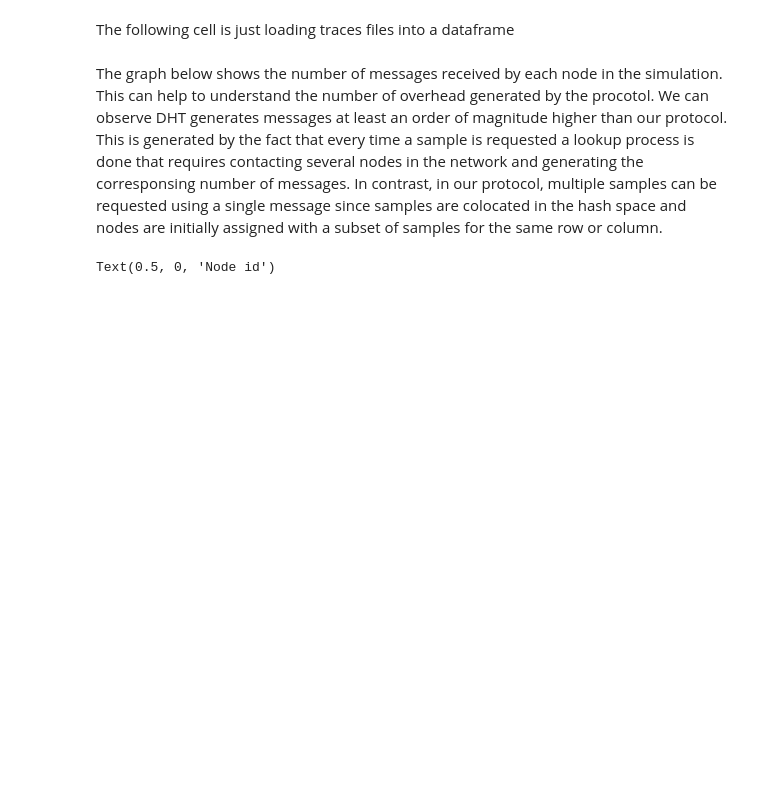
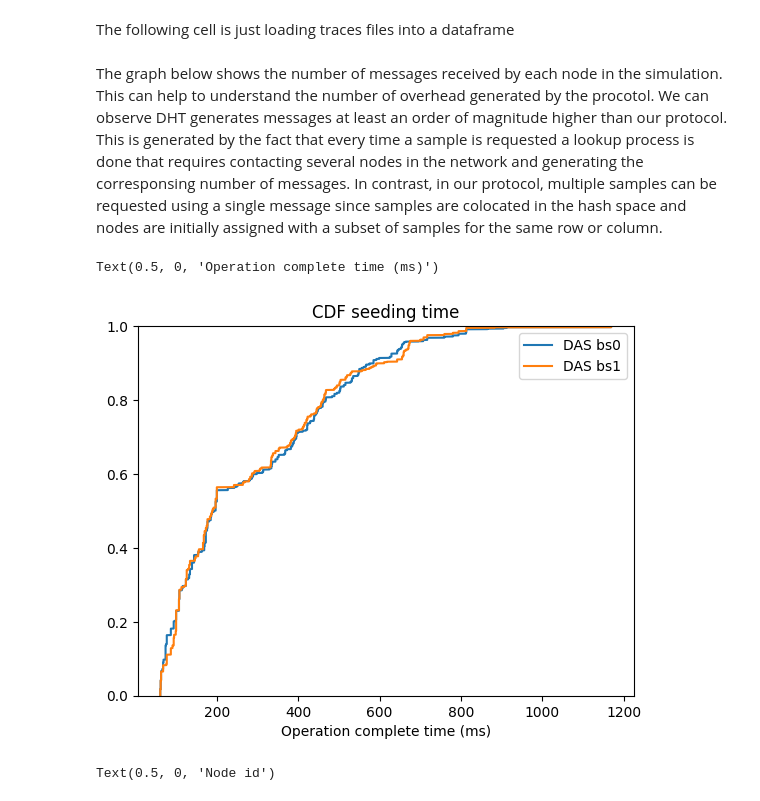
Before and after one commit to datahop/kademlia-simulator, a Jupyter notebook: simulator/python/analysis_vs_vanilladht.ipynb, the cells around one changed output. Cells and saved outputs as stored; diff of their text form; code cells hidden in the pictures; blank space fills up the shorter version.

Commit message:
configs

```diff
--- a/simulator/python/analysis_vs_vanilladht.ipynb
+++ b/simulator/python/analysis_vs_vanilladht.ipynb
@@ -66,9 +66,10 @@ The following cell is just loading traces files into a dataframe
 from matplotlib import pyplot as plt
 import numpy as np
 import pandas as pd
+import json
 
-ops_path = {'DAS': '../logsTest/operation.csv', 'DASDHT Limited requests': '../logsDHT/operation.csv','DASDHT No requests limit': '../logsDHT2/operation.csv'}
-msgs_path = {'DAS': '../logsTest/messages.csv','DASDHT Limited requests': '../logsDHT/messages.csv','DASDHT No requests limit': '../logsDHT2/messages.csv'}
+ops_path = {'DAS bs0': '../logsDasBstrat0/operation.csv','DAS bs1': '../logsDasBstrat1/operation.csv','DAS bs2': '../logsDasBstrat2/operation.csv'}
+msgs_path = {'DAS bs0': '../logsDasBstrat0/messages.csv','DAS bs1': '../logsDasBstrat1/messages.csv','DAS bs2': '../logsDasBstrat2/messages.csv'}
 #ops_path = {'DAS': '../logsTest/operation.csv',
 #            'Evil-0.1': '../logsEvil0.1/operation.csv',
 #            'Evil-0.2': '../logsEvil0.2/operation.csv',
@@ -84,6 +85,8 @@ msgs_path = {'DAS': '../logsTest/messages.csv','DASDHT Limited requests': '../lo
 #            'Evil-0.5': '../logsEvil0.5/messages.csv'
 #           }
 
+with open('../config/latency.json', 'r') as file:
+    latencies = json.load(file)
 
 builder_address = '83814183170291850251680823880522715558189094423550585243365458794131648333116'
 
@@ -101,6 +104,35 @@ This is generated by the fact that every time a sample is requested a lookup pro
 contacting several nodes in the network and generating the corresponsing number of messages.
 In contrast, in our protocol, multiple samples can be requested using a single message since samples are colocated
 in the hash space and nodes are initially assigned with a subset of samples for the same row or column.
+# %%
+"""Seeding + row/column Sampling"""
+fig3, ax3 = plt.subplots()
+
+for key in op_df:
+
+    vsdf = op_df[key].loc[(op_df[key]['type'] == 'ValidatorSamplingOperation') &
+    (op_df[key]['completed'] == 'yes')]
+    #print(vsdf)
+    #for i in range(len(vsdf)):
+    #    l = latencies[0]['latency'][i%len(latencies[0]['latency'])]
+    #    vsdf.iloc[i] = l
+    #print(vsdf)
+    x = np.sort(vsdf['completion_time'])
+    N = vsdf['completion_time'].count()
+    # get the cdf values of y
+    y = np.arange(N) / float(N)
+
+    ax3.plot(x, y,label=key)
+
+#ax3.set_xlim([0,1000])
+ax3.legend()
+ax3.set_ylim([0,1])
+
+ax3.set_title("CDF seeding time")
+ax3.set_xlabel("Operation complete time (ms)")
+# %% [output]
+Text(0.5, 0, 'Operation complete time (ms)')
+[figure, added]
 # %%
 fig1, ax1 = plt.subplots()
 
```
Also changed, not shown: 7 other files.
